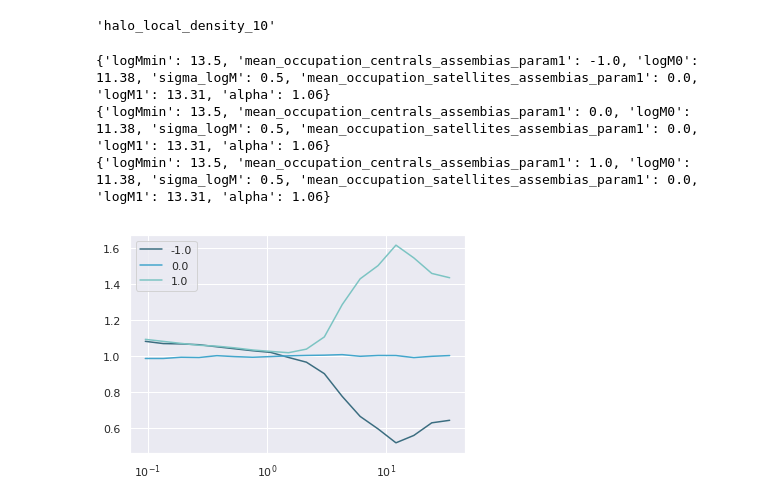
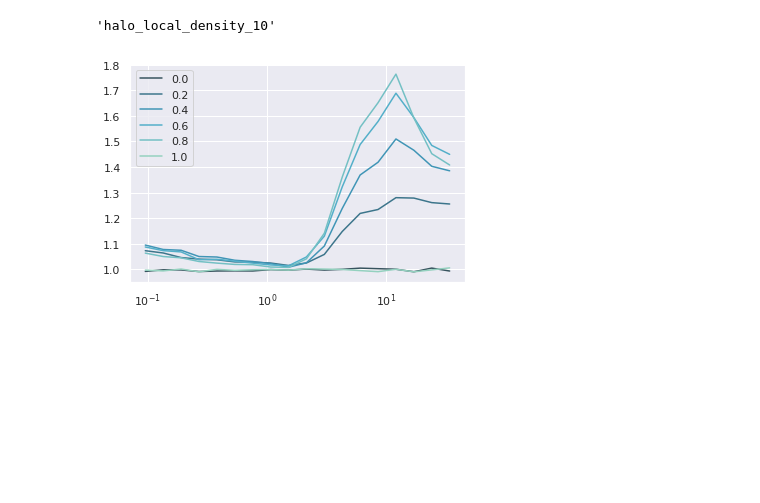
Before and after one commit to mclaughlin6464/pearce, a Jupyter notebook: notebooks/Test Assembias Training.ipynb, the cells around one changed output. Saved outputs shown, nothing was run; the diff lists cells and outputs as text; code cells hidden in the pictures; blank space fills up the shorter version.

```diff
--- a/notebooks/Test Assembias Training.ipynb
+++ b/notebooks/Test Assembias Training.ipynb
@@ -90,30 +94,31 @@ cat.populate(default_params)
 default_y= cat.calc_xi(r_bins)
 #default_y/=N
 # %%
-N = 3
+N = 6
 cmap = sns.color_palette("GnBu_d", N)
+# %%
+default_params['mean_occupation_centrals_assembias_param1'] = 1.0
 # %%
-pname = 'mean_occupation_centrals_assembias_param1'
-l, h = -1.0, 1.0
+pname = 'mean_occupation_centrals_assembias_split1'
+#l, h = -1.0, 1.0
+l, h = 0.0, 1.0
+
 d = default_params.copy()
 for v, c in zip(np.linspace(l,h,N), cmap):
     d[pname] = v
     #y = np.zeros((18,))
     #for i in xrange(N):
        # print i,
     cat.populate(d)
     y= cat.calc_xi(r_bins)
     #y/=N
     plt.plot(rbc, y/default_y, label = v, c = c)
 
 plt.xscale('log')
 #plt.loglog()
 plt.legend(loc = 'best')
 plt.show();
 # %% [output]
-{'logMmin': 13.5, 'mean_occupation_centrals_assembias_param1': -1.0, 'logM0': 11.38, 'sigma_logM': 0.5, 'mean_occupation_satellites_assembias_param1': 0.0, 'logM1': 13.31, 'alpha': 1.06}
-{'logMmin': 13.5, 'mean_occupation_centrals_assembias_param1': 0.0, 'logM0': 11.38, 'sigma_logM': 0.5, 'mean_occupation_satellites_assembias_param1': 0.0, 'logM1': 13.31, 'alpha': 1.06}
-{'logMmin': 13.5, 'mean_occupation_centrals_assembias_param1': 1.0, 'logM0': 11.38, 'sigma_logM': 0.5, 'mean_occupation_satellites_assembias_param1': 0.0, 'logM1': 13.31, 'alpha': 1.06}
-[figure, old version]
+[figure, new version]
 # %%
 plt.hist(np.log(cat.halocat.halo_table['halo_nfw_conc'][np.isfinite(cat.halocat.halo_table['halo_nfw_conc'])] ))
```
Also changed, not shown: parts of 5 cells of this notebook, 3 other files.
